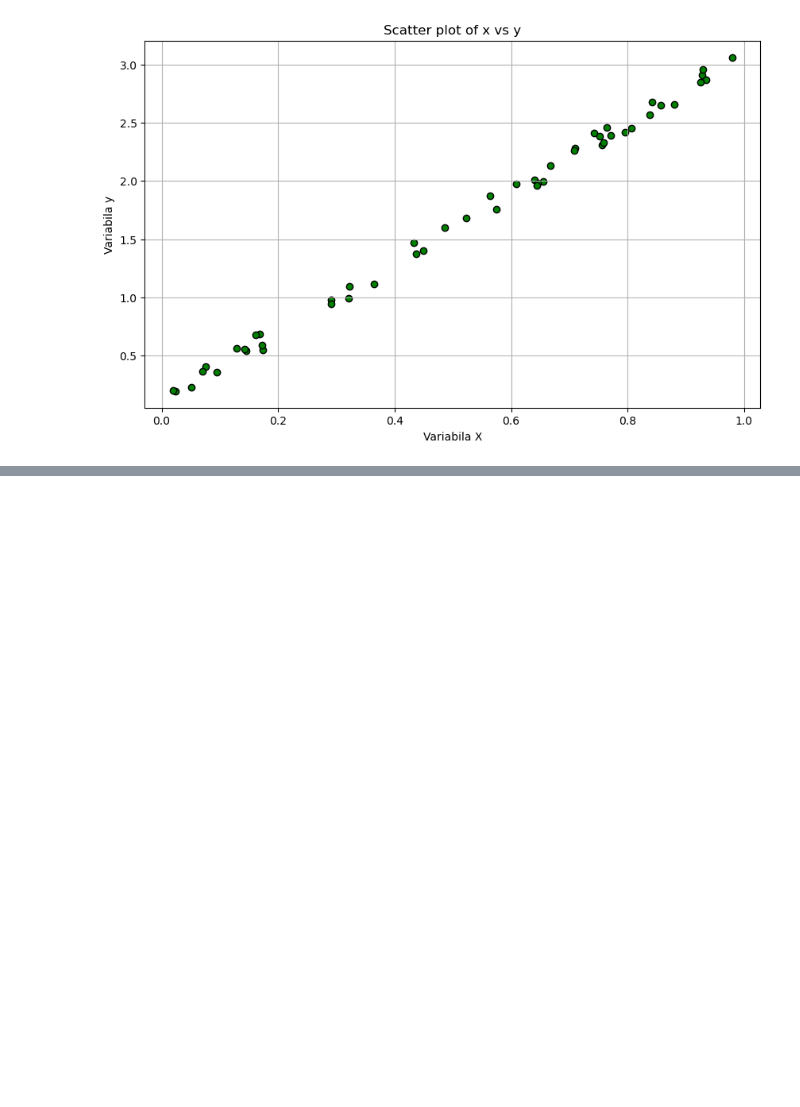
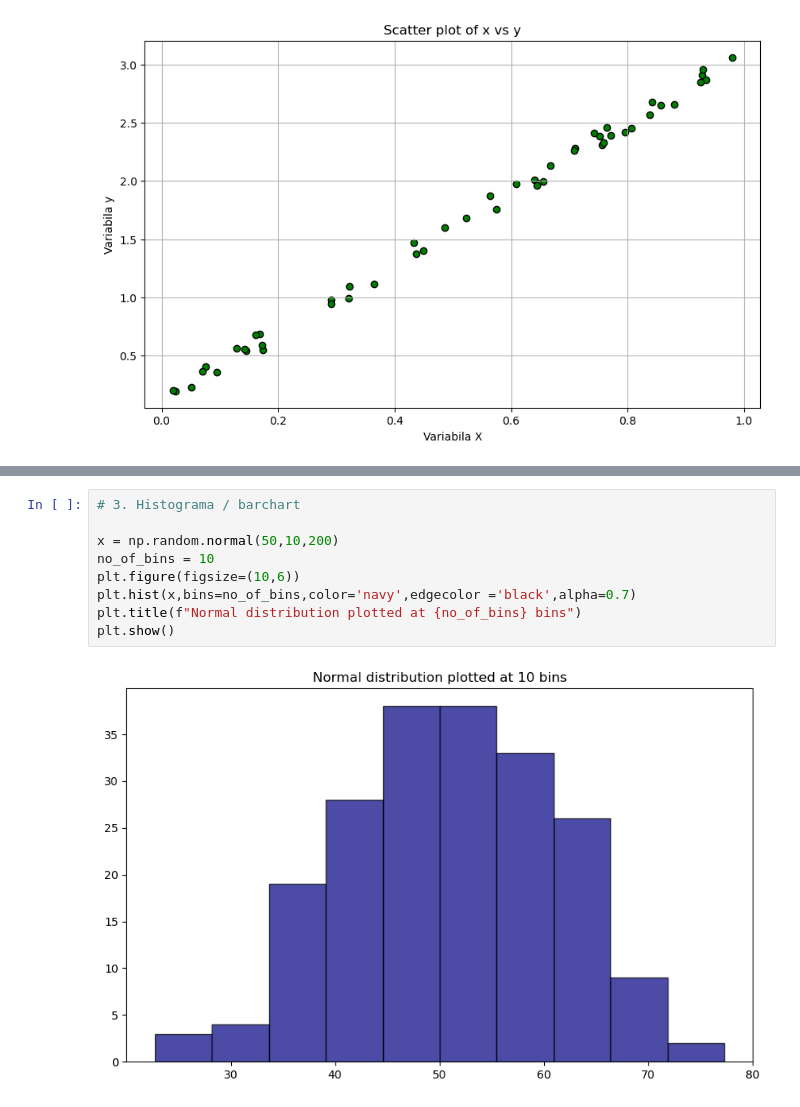
Before and after one commit to srvalex/DSAD-seminar, a Jupyter notebook: Seminar 3 DSAD.ipynb, the cells around one changed output, grey strips where cells are left out. Saved outputs shown, nothing was run; the diff lists cells and outputs as text; blank space fills up the shorter version.

```diff
--- a/Seminar 3 DSAD.ipynb
+++ b/Seminar 3 DSAD.ipynb
@@ -136,0 +163,11 @@ plt.show() # Trebuie apelata dupa toate modificarile
+# %%
+# 3. Histograma / barchart
+
+x = np.random.normal(50,10,200)
+no_of_bins = 10
+plt.figure(figsize=(10,6))
+plt.hist(x,bins=no_of_bins,color='navy',edgecolor ='black',alpha=0.7)
+plt.title(f"Normal distribution plotted at {no_of_bins} bins")
+plt.show()
+# %% [output]
+[figure, added]
```
Also changed, not shown: parts of 2 cells of this notebook.
